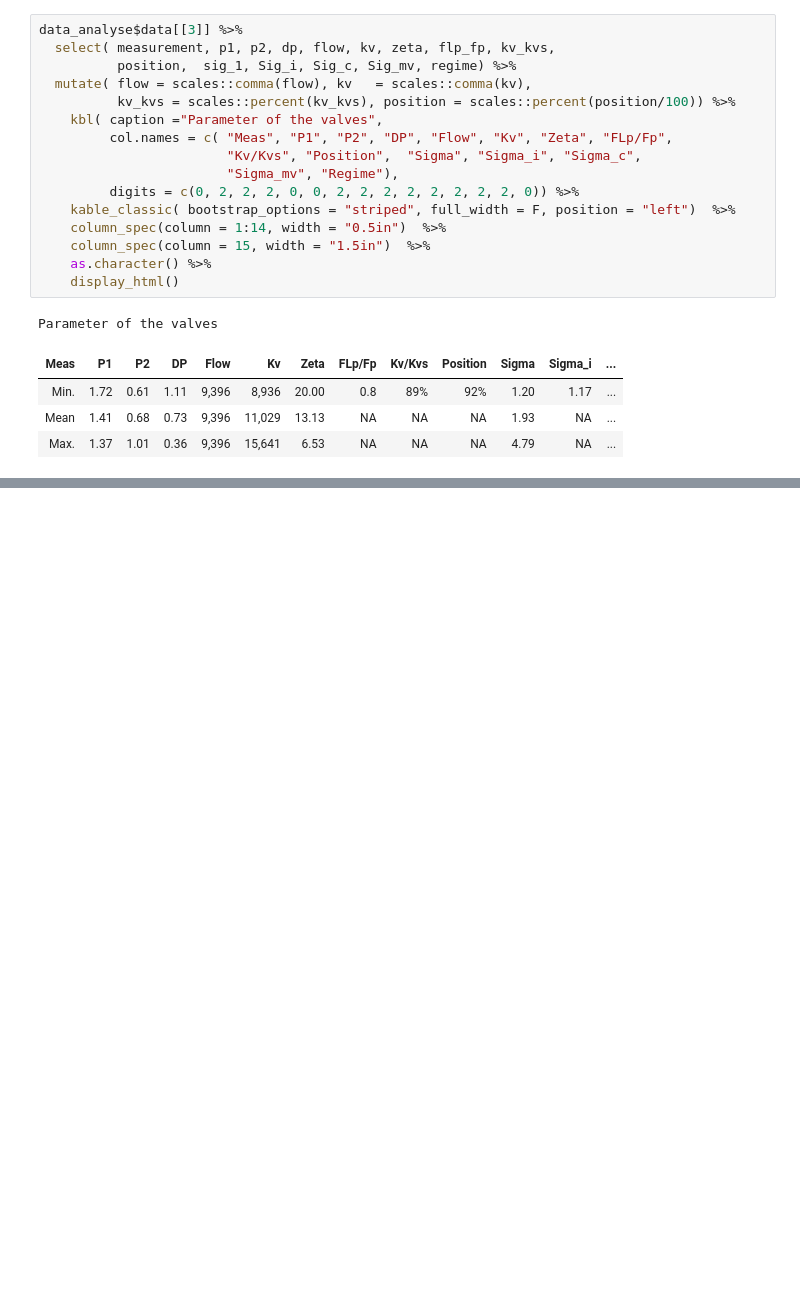
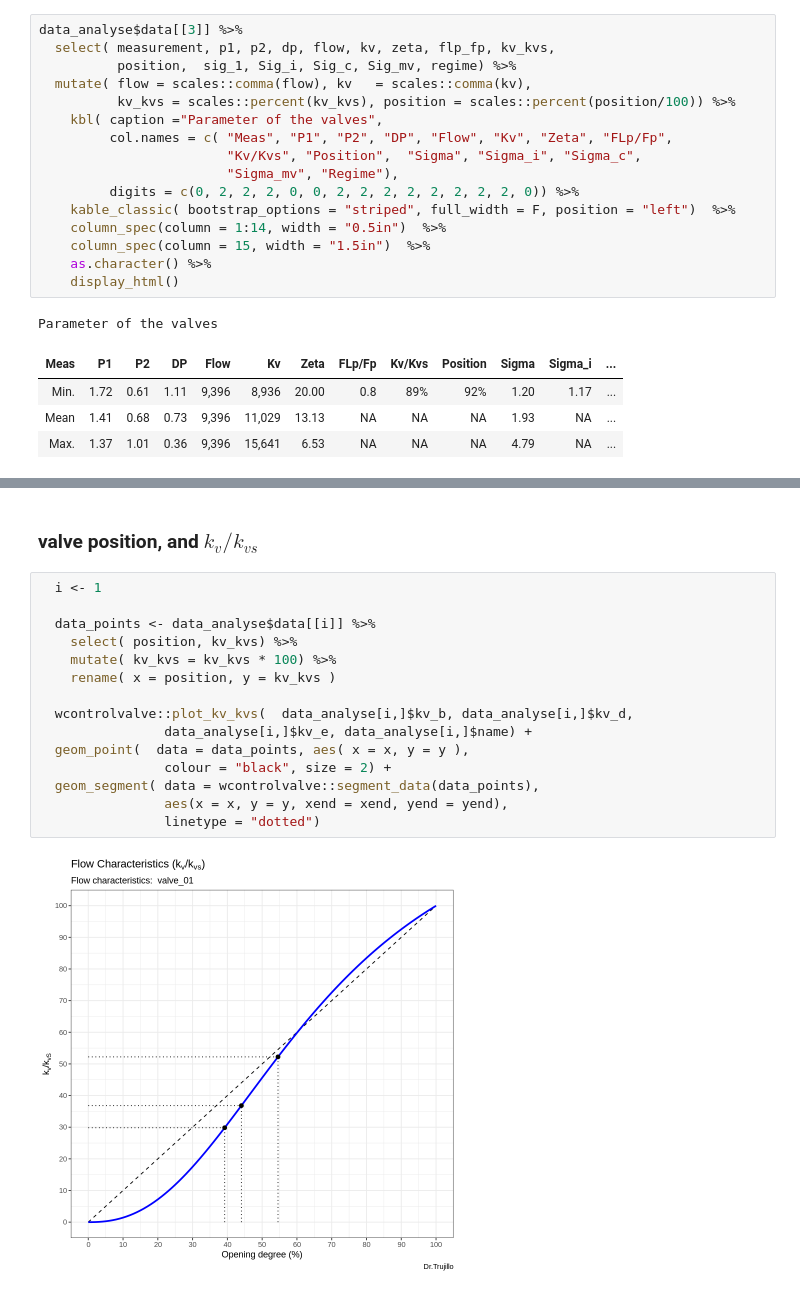
Before and after one commit to ratral/colab_control_valves, a Jupyter notebook: cValvesCurator_01.ipynb, the cells around one changed output, grey strips where cells are left out. Saved outputs shown, nothing was run; the diff lists cells and outputs as text; blank space fills up the shorter version.

```diff
--- a/cValvesCurator_01.ipynb
+++ b/cValvesCurator_01.ipynb
@@ -225,0 +297,19 @@ Parameter of the valves
+# %% [markdown]
+###  valve position, and  $k_v/k_{vs}$
+# %%
+  i <- 1
+
+  data_points <- data_analyse$data[[i]] %>%
+    select( position, kv_kvs) %>%
+    mutate( kv_kvs = kv_kvs * 100) %>%
+    rename( x = position, y = kv_kvs )
+
+  wcontrolvalve::plot_kv_kvs(  data_analyse[i,]$kv_b, data_analyse[i,]$kv_d,
+                data_analyse[i,]$kv_e, data_analyse[i,]$name) +
+  geom_point(  data = data_points, aes( x = x, y = y ),
+                colour = "black", size = 2) +
+  geom_segment( data = wcontrolvalve::segment_data(data_points),
+                aes(x = x, y = y, xend = xend, yend = yend),
+                linetype = "dotted")
+# %% [output]
+[figure, added]
```
Also changed, not shown: parts of 11 cells of this notebook.
